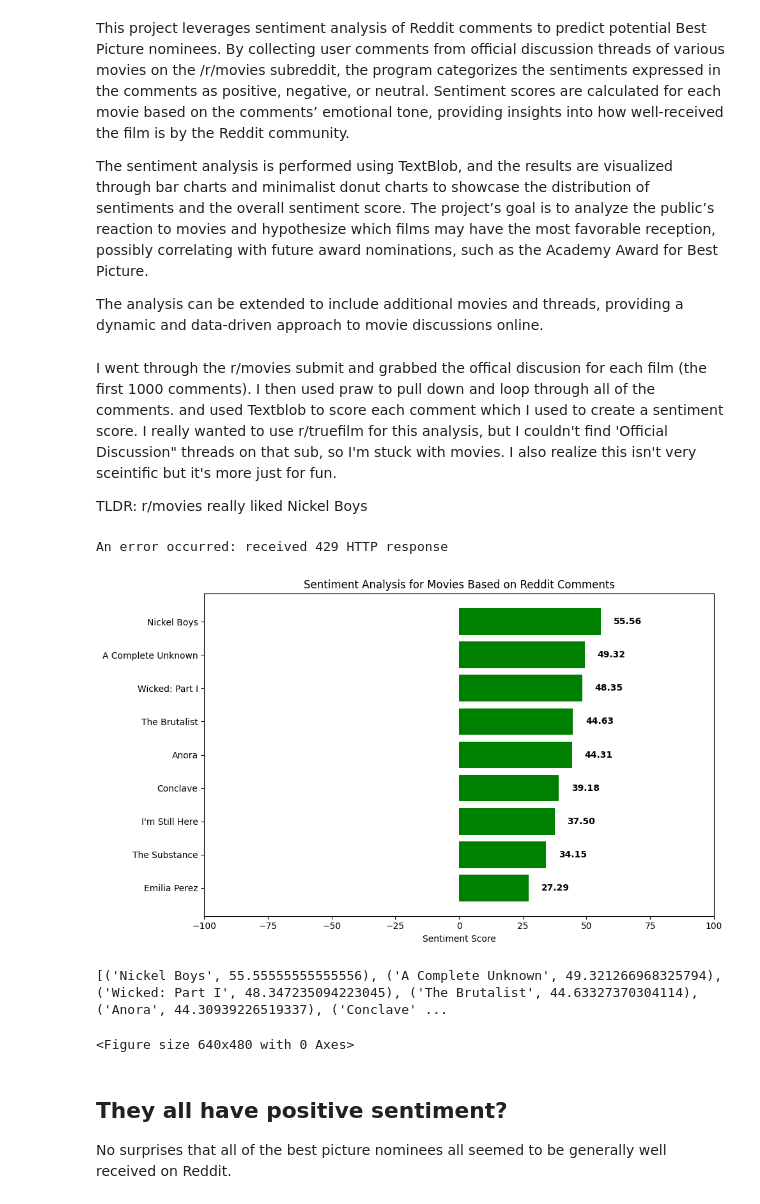
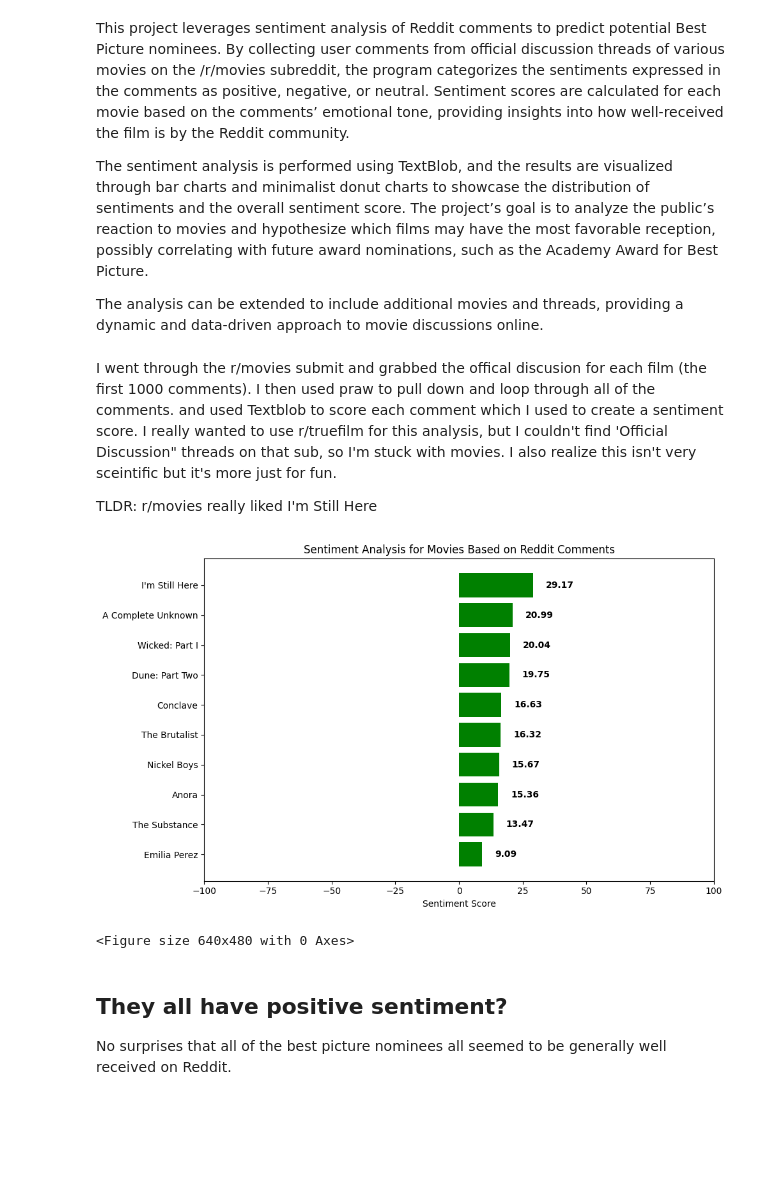
Before and after one commit to johnpherson/oscars, a Jupyter notebook: oscars.ipynb, the cells around one changed output. Cells and saved outputs as stored; diff of their text form; code cells hidden in the pictures; blank space fills up the shorter version.

```diff
--- a/oscars.ipynb
+++ b/oscars.ipynb
@@ -9,7 +9,7 @@ The analysis can be extended to include additional movies and threads, providing
 # %% [markdown]
 I went through the r/movies submit and grabbed the offical discusion for each film (the first 1000 comments). I then used praw to pull down and loop through all of the comments. and used Textblob to score each comment which I used to create a sentiment score. I really wanted to use r/truefilm for this analysis, but I couldn't find 'Official Discussion" threads on that sub, so I'm stuck with movies. I also realize this isn't very sceintific but it's more just for fun.
 
-TLDR: r/movies really liked Nickel Boys
+TLDR: r/movies really liked I'm Still Here
 # %%
 import praw
 import matplotlib.pyplot as plt
@@ -34,8 +34,7 @@ reddit = praw.Reddit(client_id=client_id,
 def analyze_sentiment(text):
     # Simple sentiment analysis using TextBlob
     blob = TextBlob(text)
-    sentiment = blob.sentiment.polarity  # Returns a value between -1 and 1
-    return sentiment
+    return blob.sentiment.polarity  # Returns a float between -1 and 1
 
 # The list of movie names and URLs
 urls_and_movies = [
@@ -58,27 +57,20 @@ for movie, url in urls_and_movies:
     try:
         # Fetch the Reddit post
         submission = reddit.submission(url=url)
-        submission.comments.replace_more(limit=0)  # Avoid fetching more comment threads
-        comments = submission.comments.list()[:100]  # Limit to the first 100 comments
+        submission.comments.replace_more(limit=5)  # Include deeper threads
+        comments = submission.comments.list()  # Fetch all comments
 
-        # Initialize counters for sentiment analysis
-        positive_count, negative_count, neutral_count = 0, 0, 0
+        # Compute sentiment scores for all comments
+        sentiment_scores = [analyze_sentiment(comment.body) for comment in comments if comment.body]
 
-        # Loop through the comments to analyze sentiment
-        for comment in comments:
-            sentiment_score = analyze_sentiment(comment.body)
+        # Exclude neutral comments (if needed)
+        valid_sentiments = [score for score in sentiment_scores if score != 0]
 
-            # Categorize the sentiment score
-            if sentiment_score > 0:
-                positive_count += 1
-            elif sentiment_score < 0:
-                negative_count += 1
-            else:
-                neutral_count += 1
-
-        # Calculate the sentiment score
-        total_comments = positive_count + negative_count + neutral_count
-        score = (positive_count - negative_count) / total_comments * 100 if total_comments > 0 else 0
+        # Compute final sentiment score
+        if valid_sentiments:
+            score = (sum(valid_sentiments) / len(valid_sentiments)) * 100
+        else:
+            score = 0  # Default score if no valid sentiments found
 
         movie_scores.append((movie, score))
 
@@ -99,37 +91,35 @@ with open('movie_scores.csv', 'w') as file:
         file.write(f'{movie},{score}\n')
 
 # Sort the movie scores from highest to lowest
 movie_scores.sort(key=lambda x: x[1], reverse=True)
 
 # Create a single bar chart showing the sentiment score for each movie
 movies = [movie for movie, score in movie_scores]
 scores = [score for movie, score in movie_scores]
 
 # Create the bar chart
 plt.figure(figsize=(10, 6))
 bars = plt.barh(movies, scores, color=['green' if score >= 0 else 'red' for score in scores])
 
 # Add labels and title
 plt.xlabel('Sentiment Score')
 plt.title('Sentiment Analysis for Movies Based on Reddit Comments')
 plt.xlim(-100, 100)
 plt.gca().invert_yaxis()  # Reverse the y-axis to show highest scores at the top
 
 # Add data labels on each bar
 for index, score in enumerate(scores):
     plt.text(score + (5 if score > 0 else -5), index, f'{score:.2f}', va='center', ha='left' if score > 0 else 'right', fontweight='bold')
 
 # Show the plot
 plt.tight_layout()
 plt.show()
 
 # Save the graph as an image file
 plt.savefig("sentiment_analysis_graph.png", format='png')
 # %% [output]
+[figure, new version]
-An error occurred: received 429 HTTP response
+<Figure size 640x480 with 0 Axes>
-[figure, old version]
-[('Nickel Boys', 55.55555555555556), ('A Complete Unknown', 49.321266968325794), ('Wicked: Part I', 48.347235094223045), ('The Brutalist', 44.63327370304114), ('Anora', 44.30939226519337), ('Conclave' ...
-<Figure size 640x480 with 0 Axes>
 # %% [markdown]
 ## They all have positive sentiment?
 
```
Also changed, not shown: parts of 3 cells of this notebook, 1 other file.
